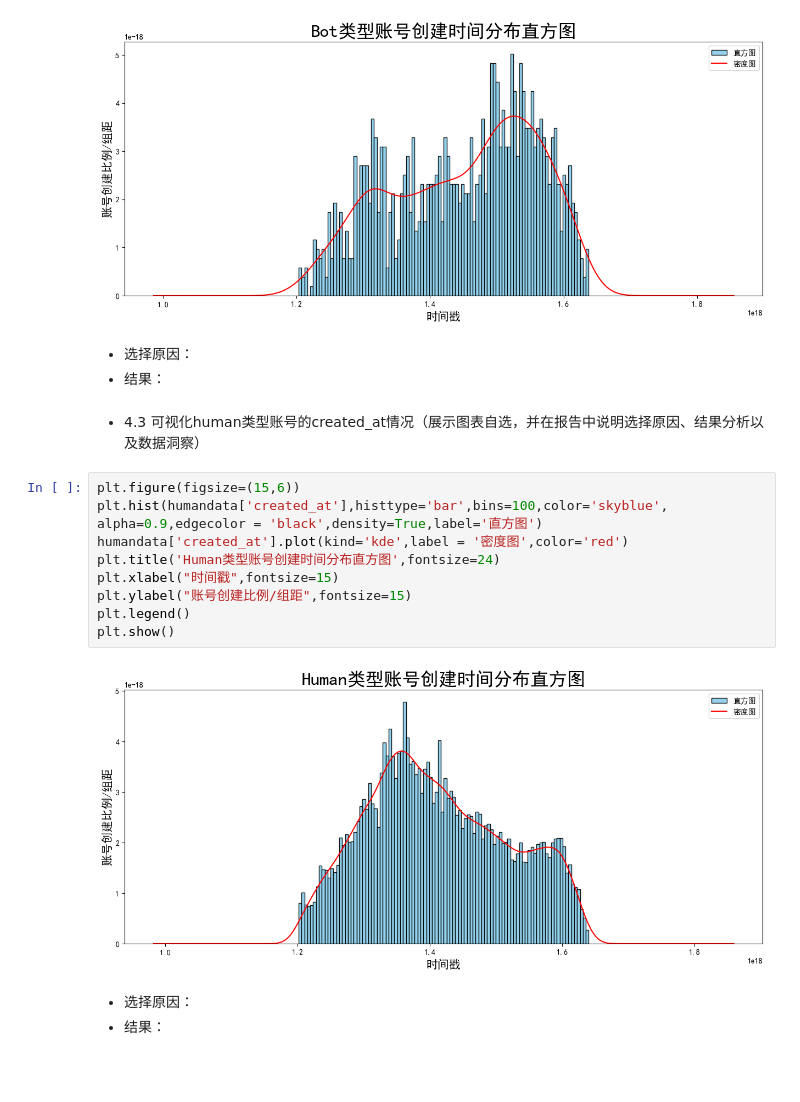
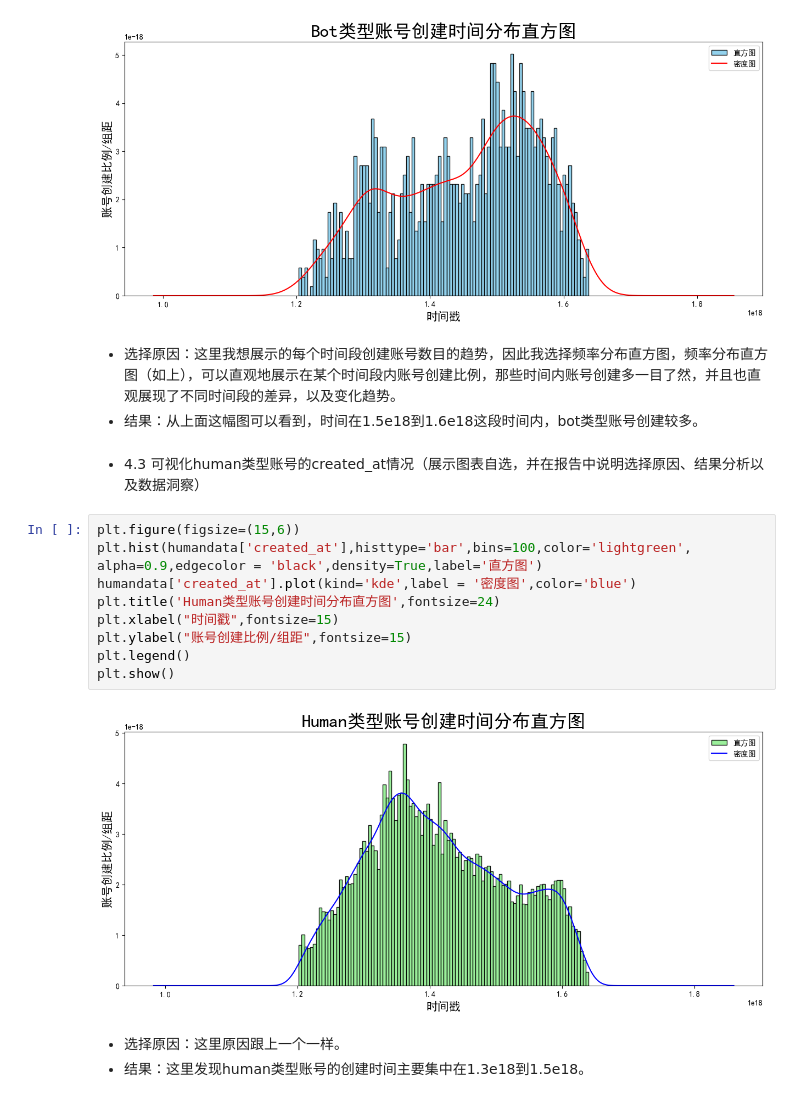
Before and after one commit to Utlyr/-, a Jupyter notebook: homework7.ipynb, the cells around one changed output. Drawn from its saved outputs; the diff is of its cells as text; blank space fills up the shorter version.

```diff
--- a/homework7.ipynb
+++ b/homework7.ipynb
@@ -168,22 +168,22 @@ plt.legend()
 plt.show()
 # %% [output]
 [figure]
-# %% [markdown]
-- 选择原因：
-- 结果：
+# %% [markdown]
+- 选择原因：这里我想展示的每个时间段创建账号数目的趋势，因此我选择频率分布直方图，频率分布直方图（如上），可以直观地展示在某个时间段内账号创建比例，那些时间内账号创建多一目了然，并且也直观展现了不同时间段的差异，以及变化趋势。
+- 结果：从上面这幅图可以看到，时间在1.5e18到1.6e18这段时间内，bot类型账号创建较多。
 # %% [markdown]
 - 4.3 可视化human类型账号的created_at情况（展示图表自选，并在报告中说明选择原因、结果分析以及数据洞察）
 # %%
 plt.figure(figsize=(15,6))
-plt.hist(humandata['created_at'],histtype='bar',bins=100,color='skyblue', alpha=0.9,edgecolor = 'black',density=True,label='直方图')
-humandata['created_at'].plot(kind='kde',label = '密度图',color='red')
+plt.hist(humandata['created_at'],histtype='bar',bins=100,color='lightgreen', alpha=0.9,edgecolor = 'black',density=True,label='直方图')
+humandata['created_at'].plot(kind='kde',label = '密度图',color='blue')
 plt.title('Human类型账号创建时间分布直方图',fontsize=24)
 plt.xlabel("时间戳",fontsize=15)
 plt.ylabel("账号创建比例/组距",fontsize=15)
 plt.legend()
 plt.show()
 # %% [output]
-[figure, old version]
+[figure, new version]
 # %% [markdown]
-- 选择原因：
-- 结果：
+- 选择原因：这里原因跟上一个一样。
+- 结果：这里发现human类型账号的创建时间主要集中在1.3e18到1.5e18。
```
Also changed, not shown: parts of 9 cells of this notebook.
